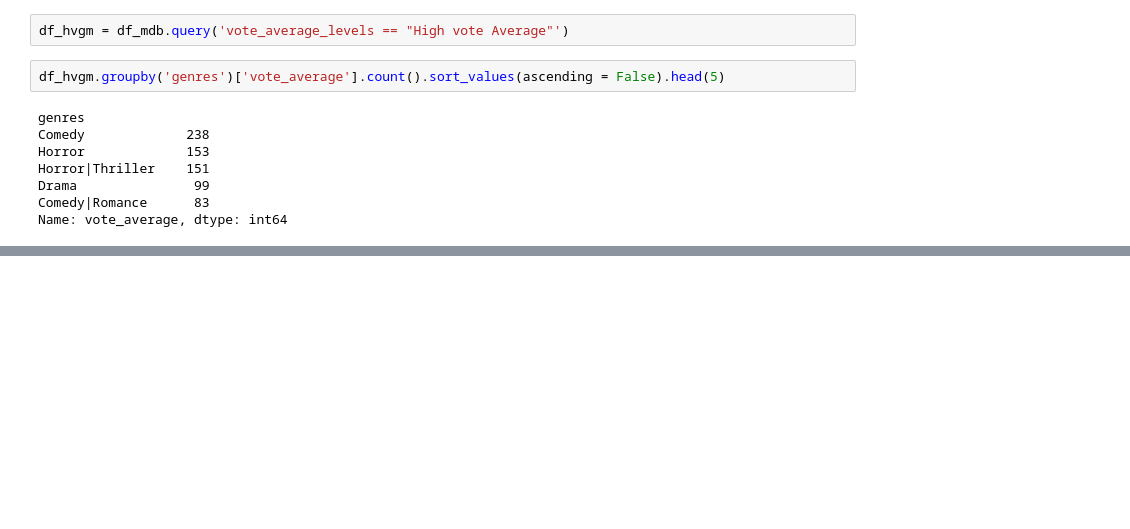
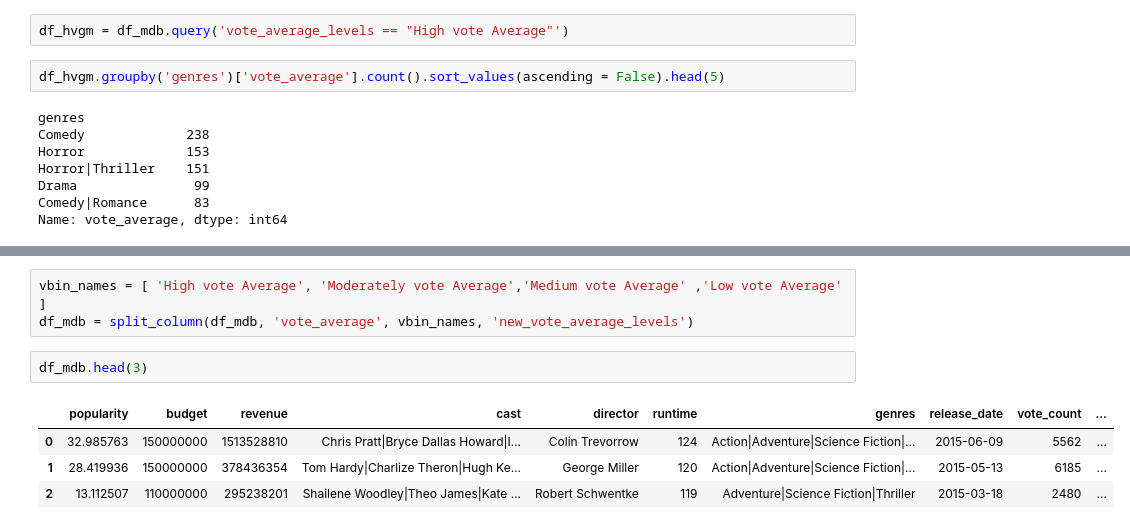
Before and after one commit to RoyalVee/TMDB-5000-Movie-Dataset-Analysis, a Jupyter notebook: Untitled.ipynb, the cells around one changed output, grey strips where cells are left out. Drawn from its saved outputs; the diff is of its cells as text; blank space fills up the shorter version.

Commit message:
feat : add the categorize function
Added the categorize function for column spliting

```diff
--- a/Untitled.ipynb
+++ b/Untitled.ipynb
@@ -502,0 +529,10 @@ Name: vote_average, dtype: int64
+# %%
+vbin_names = [ 'High vote Average', 'Moderately vote Average','Medium vote Average' ,'Low vote Average' ]
+df_mdb = split_column(df_mdb, 'vote_average', vbin_names, 'new_vote_average_levels')
+# %%
+df_mdb.head(3)
+# %% [output]
+|  | popularity | budget | revenue | cast | director | runtime | genres | release_date | vote_count | ... |
+| 0 | 32.985763 | 150000000 | 1513528810 | Chris Pratt|Bryce Dallas Howard|I... | Colin Trevorrow | 124 | Action|Adventure|Science Fiction|... | 2015-06-09 | 5562 | ... |
+| 1 | 28.419936 | 150000000 | 378436354 | Tom Hardy|Charlize Theron|Hugh Ke... | George Miller | 120 | Action|Adventure|Science Fiction|... | 2015-05-13 | 6185 | ... |
+| 2 | 13.112507 | 110000000 | 295238201 | Shailene Woodley|Theo James|Kate ... | Robert Schwentke | 119 | Adventure|Science Fiction|Thriller | 2015-03-18 | 2480 | ... |
```
Also changed, not shown: parts of 6 cells of this notebook, 4 other files.
